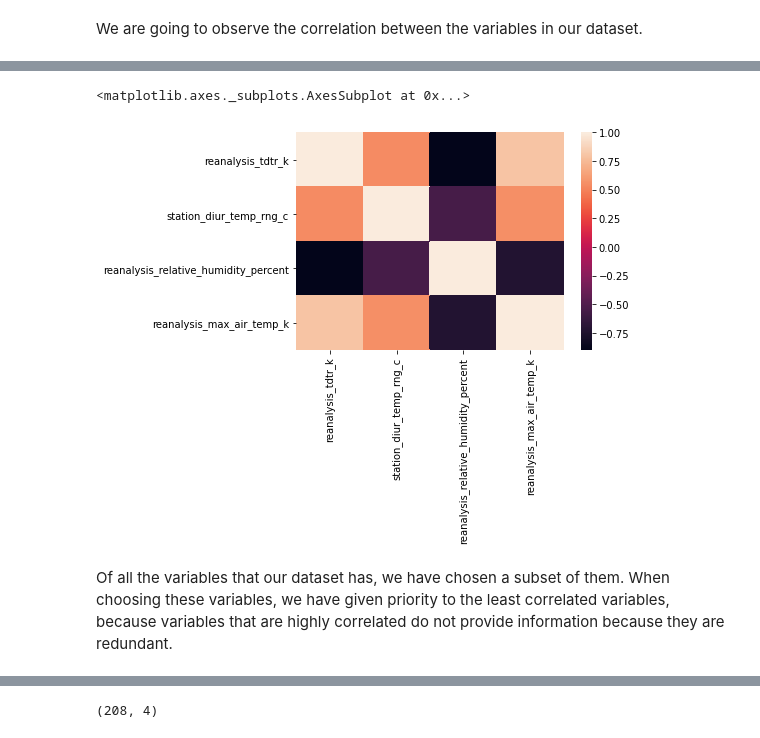
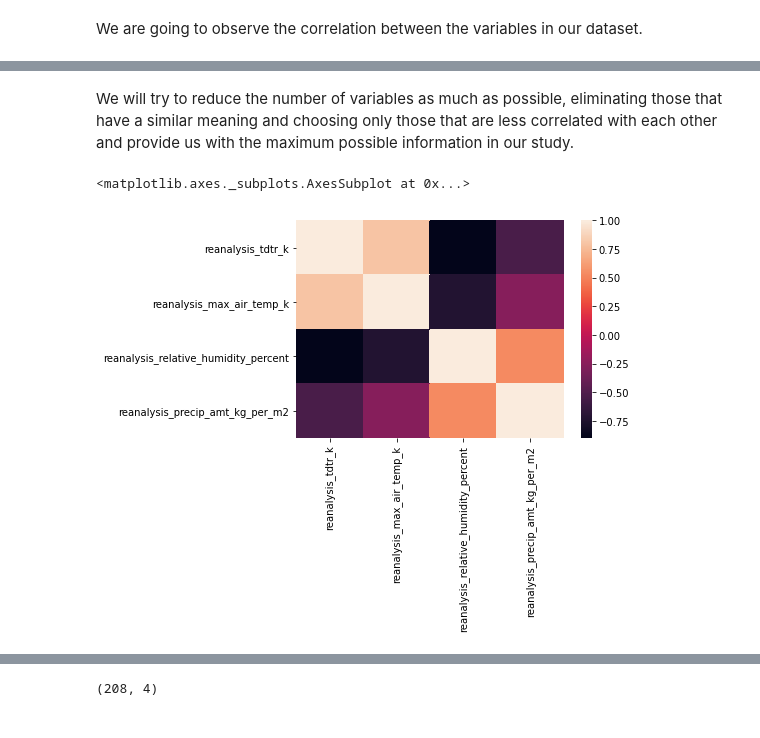
Before and after one commit to sergiobm3/ESI_MachineLearning, a Jupyter notebook: SSJ_Task1.ipynb, the cells around one changed output, grey strips where cells are left out. Saved outputs shown, nothing was run; the diff lists cells and outputs as text; code cells hidden in the pictures.

```diff
--- a/SSJ_Task1.ipynb
+++ b/SSJ_Task1.ipynb
@@ -180,7 +182,10 @@ sns.heatmap(mtx_corr, xticklabels=mtx_corr.columns, yticklabels=mtx_corr.columns
+# %% [markdown]
+We will try to reduce the number of variables as much as possible, eliminating those that have a similar meaning and choosing only those that are less correlated with each other and provide us with the maximum possible information in our study.
 # %%
+#selected_features = ['reanalysis_tdtr_k', 'station_diur_temp_rng_c', 'reanalysis_relative_humidity_percent', 'reanalysis_max_air_temp_k']
+selected_features = ['reanalysis_tdtr_k', 'reanalysis_max_air_temp_k', 'reanalysis_relative_humidity_percent', 'reanalysis_precip_amt_kg_per_m2']
 mtx_corr = iq[selected_features].corr()
-# plot the heatmap and annotation on it
 sns.heatmap(mtx_corr, xticklabels=mtx_corr.columns, yticklabels=mtx_corr.columns, annot=False)
 # %% [output]
 <matplotlib.axes._subplots.AxesSubplot at 0x...>
-[figure, old version]
+[figure, new version]
@@ -207,2 +191,0 @@ iq.drop(columns= ["ndvi_ne","ndvi_nw","ndvi_se","reanalysis_air_temp_k", "reanal
-# %% [markdown]
-Of all the variables that our dataset has, we have chosen a subset of them. When choosing these variables, we have given priority to the least correlated variables, because variables that are highly correlated do not provide information because they are redundant.
```
Also changed, not shown: parts of 80 cells of this notebook.
